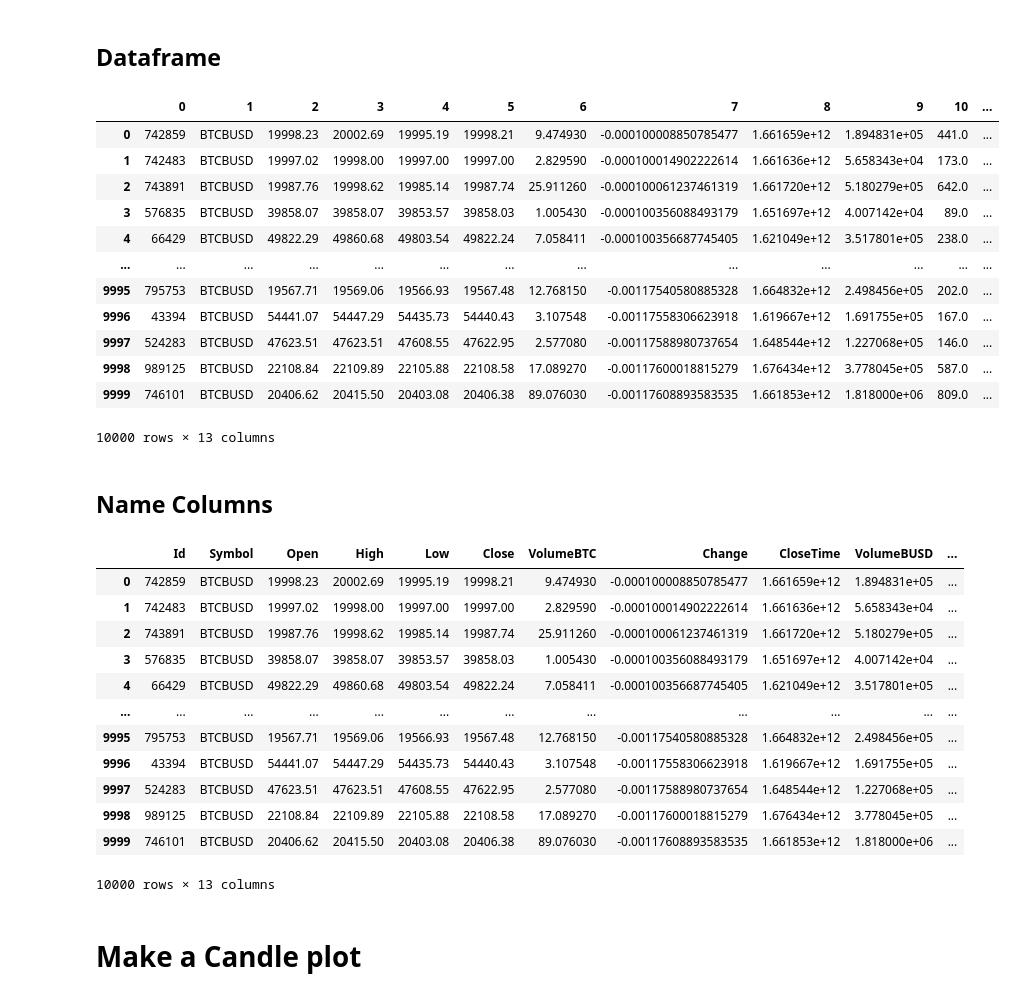
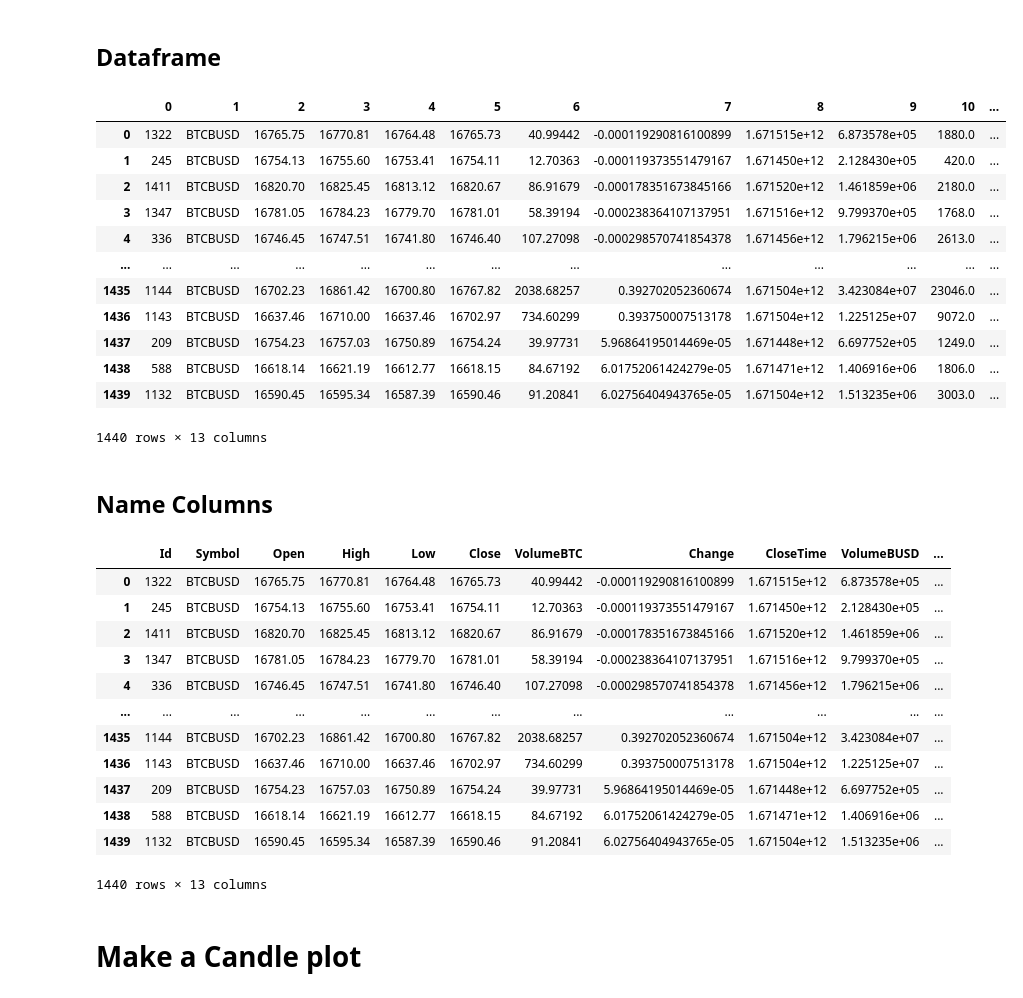
Before and after one commit to sushen/TradingAi, a Jupyter notebook: AiResearchWithTensorflow.ipynb, the cells around one changed output. Drawn from its saved outputs; the diff is of its cells as text; code cells hidden in the pictures.

```diff
--- a/AiResearchWithTensorflow.ipynb
+++ b/AiResearchWithTensorflow.ipynb
@@ -14,30 +14,30 @@ import seaborn as sns
 # %% [markdown]
 ## Database Connection
 # %%
-#connection = sqlite3.connect(r"cripto.db")
-connection = sqlite3.connect(r"big_data.db")
+connection = sqlite3.connect(r"cripto.db")
+# connection = sqlite3.connect(r"big_data.db")
 cur = connection.cursor()
 database_data = cur.execute("select * from asset order by CloseTime").fetchall()
 # %% [markdown]
 ## Dataframe
 # %%
 df = pd.DataFrame(database_data)
-df = df.head(10000)
+# df = df.head(10000)
 df
 # %% [output]
 |  | 0 | 1 | 2 | 3 | 4 | 5 | 6 | 7 | 8 | 9 | 10 | ... |
-| 0 | 742859 | BTCBUSD | 19998.23 | 20002.69 | 19995.19 | 19998.21 | 9.474930 | -0.000100008850785477 | 1.661659e+12 | 1.894831e+05 | 441.0 | ... |
-| 1 | 742483 | BTCBUSD | 19997.02 | 19998.00 | 19997.00 | 19997.00 | 2.829590 | -0.000100014902222614 | 1.661636e+12 | 5.658343e+04 | 173.0 | ... |
-| 2 | 743891 | BTCBUSD | 19987.76 | 19998.62 | 19985.14 | 19987.74 | 25.911260 | -0.000100061237461319 | 1.661720e+12 | 5.180279e+05 | 642.0 | ... |
-| 3 | 576835 | BTCBUSD | 39858.07 | 39858.07 | 39853.57 | 39858.03 | 1.005430 | -0.000100356088493179 | 1.651697e+12 | 4.007142e+04 | 89.0 | ... |
-| 4 | 66429 | BTCBUSD | 49822.29 | 49860.68 | 49803.54 | 49822.24 | 7.058411 | -0.000100356687745405 | 1.621049e+12 | 3.517801e+05 | 238.0 | ... |
+| 0 | 1322 | BTCBUSD | 16765.75 | 16770.81 | 16764.48 | 16765.73 | 40.99442 | -0.000119290816100899 | 1.671515e+12 | 6.873578e+05 | 1880.0 | ... |
+| 1 | 245 | BTCBUSD | 16754.13 | 16755.60 | 16753.41 | 16754.11 | 12.70363 | -0.000119373551479167 | 1.671450e+12 | 2.128430e+05 | 420.0 | ... |
+| 2 | 1411 | BTCBUSD | 16820.70 | 16825.45 | 16813.12 | 16820.67 | 86.91679 | -0.000178351673845166 | 1.671520e+12 | 1.461859e+06 | 2180.0 | ... |
+| 3 | 1347 | BTCBUSD | 16781.05 | 16784.23 | 16779.70 | 16781.01 | 58.39194 | -0.000238364107137951 | 1.671516e+12 | 9.799370e+05 | 1768.0 | ... |
+| 4 | 336 | BTCBUSD | 16746.45 | 16747.51 | 16741.80 | 16746.40 | 107.27098 | -0.000298570741854378 | 1.671456e+12 | 1.796215e+06 | 2613.0 | ... |
 | ... | ... | ... | ... | ... | ... | ... | ... | ... | ... | ... | ... | ... |
-| 9995 | 795753 | BTCBUSD | 19567.71 | 19569.06 | 19566.93 | 19567.48 | 12.768150 | -0.00117540580885328 | 1.664832e+12 | 2.498456e+05 | 202.0 | ... |
-| 9996 | 43394 | BTCBUSD | 54441.07 | 54447.29 | 54435.73 | 54440.43 | 3.107548 | -0.00117558306623918 | 1.619667e+12 | 1.691755e+05 | 167.0 | ... |
-| 9997 | 524283 | BTCBUSD | 47623.51 | 47623.51 | 47608.55 | 47622.95 | 2.577080 | -0.00117588980737654 | 1.648544e+12 | 1.227068e+05 | 146.0 | ... |
-| 9998 | 989125 | BTCBUSD | 22108.84 | 22109.89 | 22105.88 | 22108.58 | 17.089270 | -0.00117600018815279 | 1.676434e+12 | 3.778045e+05 | 587.0 | ... |
-| 9999 | 746101 | BTCBUSD | 20406.62 | 20415.50 | 20403.08 | 20406.38 | 89.076030 | -0.00117608893583535 | 1.661853e+12 | 1.818000e+06 | 809.0 | ... |
+| 1435 | 1144 | BTCBUSD | 16702.23 | 16861.42 | 16700.80 | 16767.82 | 2038.68257 | 0.392702052360674 | 1.671504e+12 | 3.423084e+07 | 23046.0 | ... |
+| 1436 | 1143 | BTCBUSD | 16637.46 | 16710.00 | 16637.46 | 16702.97 | 734.60299 | 0.393750007513178 | 1.671504e+12 | 1.225125e+07 | 9072.0 | ... |
+| 1437 | 209 | BTCBUSD | 16754.23 | 16757.03 | 16750.89 | 16754.24 | 39.97731 | 5.96864195014469e-05 | 1.671448e+12 | 6.697752e+05 | 1249.0 | ... |
+| 1438 | 588 | BTCBUSD | 16618.14 | 16621.19 | 16612.77 | 16618.15 | 84.67192 | 6.01752061424279e-05 | 1.671471e+12 | 1.406916e+06 | 1806.0 | ... |
+| 1439 | 1132 | BTCBUSD | 16590.45 | 16595.34 | 16587.39 | 16590.46 | 91.20841 | 6.02756404943765e-05 | 1.671504e+12 | 1.513235e+06 | 3003.0 | ... |
-10000 rows × 13 columns
+1440 rows × 13 columns
 # %% [markdown]
 ## Name Columns
 # %%
@@ -46,18 +46,18 @@ df.columns = ['Id', 'Symbol', 'Open', 'High', 'Low', 'Close', 'VolumeBTC', 'Chan
 df
 # %% [output]
 |  | Id | Symbol | Open | High | Low | Close | VolumeBTC | Change | CloseTime | VolumeBUSD | ... |
-| 0 | 742859 | BTCBUSD | 19998.23 | 20002.69 | 19995.19 | 19998.21 | 9.474930 | -0.000100008850785477 | 1.661659e+12 | 1.894831e+05 | ... |
-| 1 | 742483 | BTCBUSD | 19997.02 | 19998.00 | 19997.00 | 19997.00 | 2.829590 | -0.000100014902222614 | 1.661636e+12 | 5.658343e+04 | ... |
-| 2 | 743891 | BTCBUSD | 19987.76 | 19998.62 | 19985.14 | 19987.74 | 25.911260 | -0.000100061237461319 | 1.661720e+12 | 5.180279e+05 | ... |
-| 3 | 576835 | BTCBUSD | 39858.07 | 39858.07 | 39853.57 | 39858.03 | 1.005430 | -0.000100356088493179 | 1.651697e+12 | 4.007142e+04 | ... |
-| 4 | 66429 | BTCBUSD | 49822.29 | 49860.68 | 49803.54 | 49822.24 | 7.058411 | -0.000100356687745405 | 1.621049e+12 | 3.517801e+05 | ... |
+| 0 | 1322 | BTCBUSD | 16765.75 | 16770.81 | 16764.48 | 16765.73 | 40.99442 | -0.000119290816100899 | 1.671515e+12 | 6.873578e+05 | ... |
+| 1 | 245 | BTCBUSD | 16754.13 | 16755.60 | 16753.41 | 16754.11 | 12.70363 | -0.000119373551479167 | 1.671450e+12 | 2.128430e+05 | ... |
+| 2 | 1411 | BTCBUSD | 16820.70 | 16825.45 | 16813.12 | 16820.67 | 86.91679 | -0.000178351673845166 | 1.671520e+12 | 1.461859e+06 | ... |
+| 3 | 1347 | BTCBUSD | 16781.05 | 16784.23 | 16779.70 | 16781.01 | 58.39194 | -0.000238364107137951 | 1.671516e+12 | 9.799370e+05 | ... |
+| 4 | 336 | BTCBUSD | 16746.45 | 16747.51 | 16741.80 | 16746.40 | 107.27098 | -0.000298570741854378 | 1.671456e+12 | 1.796215e+06 | ... |
 | ... | ... | ... | ... | ... | ... | ... | ... | ... | ... | ... | ... |
-| 9995 | 795753 | BTCBUSD | 19567.71 | 19569.06 | 19566.93 | 19567.48 | 12.768150 | -0.00117540580885328 | 1.664832e+12 | 2.498456e+05 | ... |
-| 9996 | 43394 | BTCBUSD | 54441.07 | 54447.29 | 54435.73 | 54440.43 | 3.107548 | -0.00117558306623918 | 1.619667e+12 | 1.691755e+05 | ... |
-| 9997 | 524283 | BTCBUSD | 47623.51 | 47623.51 | 47608.55 | 47622.95 | 2.577080 | -0.00117588980737654 | 1.648544e+12 | 1.227068e+05 | ... |
-| 9998 | 989125 | BTCBUSD | 22108.84 | 22109.89 | 22105.88 | 22108.58 | 17.089270 | -0.00117600018815279 | 1.676434e+12 | 3.778045e+05 | ... |
-| 9999 | 746101 | BTCBUSD | 20406.62 | 20415.50 | 20403.08 | 20406.38 | 89.076030 | -0.00117608893583535 | 1.661853e+12 | 1.818000e+06 | ... |
+| 1435 | 1144 | BTCBUSD | 16702.23 | 16861.42 | 16700.80 | 16767.82 | 2038.68257 | 0.392702052360674 | 1.671504e+12 | 3.423084e+07 | ... |
+| 1436 | 1143 | BTCBUSD | 16637.46 | 16710.00 | 16637.46 | 16702.97 | 734.60299 | 0.393750007513178 | 1.671504e+12 | 1.225125e+07 | ... |
+| 1437 | 209 | BTCBUSD | 16754.23 | 16757.03 | 16750.89 | 16754.24 | 39.97731 | 5.96864195014469e-05 | 1.671448e+12 | 6.697752e+05 | ... |
+| 1438 | 588 | BTCBUSD | 16618.14 | 16621.19 | 16612.77 | 16618.15 | 84.67192 | 6.01752061424279e-05 | 1.671471e+12 | 1.406916e+06 | ... |
+| 1439 | 1132 | BTCBUSD | 16590.45 | 16595.34 | 16587.39 | 16590.46 | 91.20841 | 6.02756404943765e-05 | 1.671504e+12 | 1.513235e+06 | ... |
-10000 rows × 13 columns
+1440 rows × 13 columns
 # %% [markdown]
 # Make a Candle plot
 # %%
```
Also changed, not shown: parts of 35 cells of this notebook, 2 other files.
